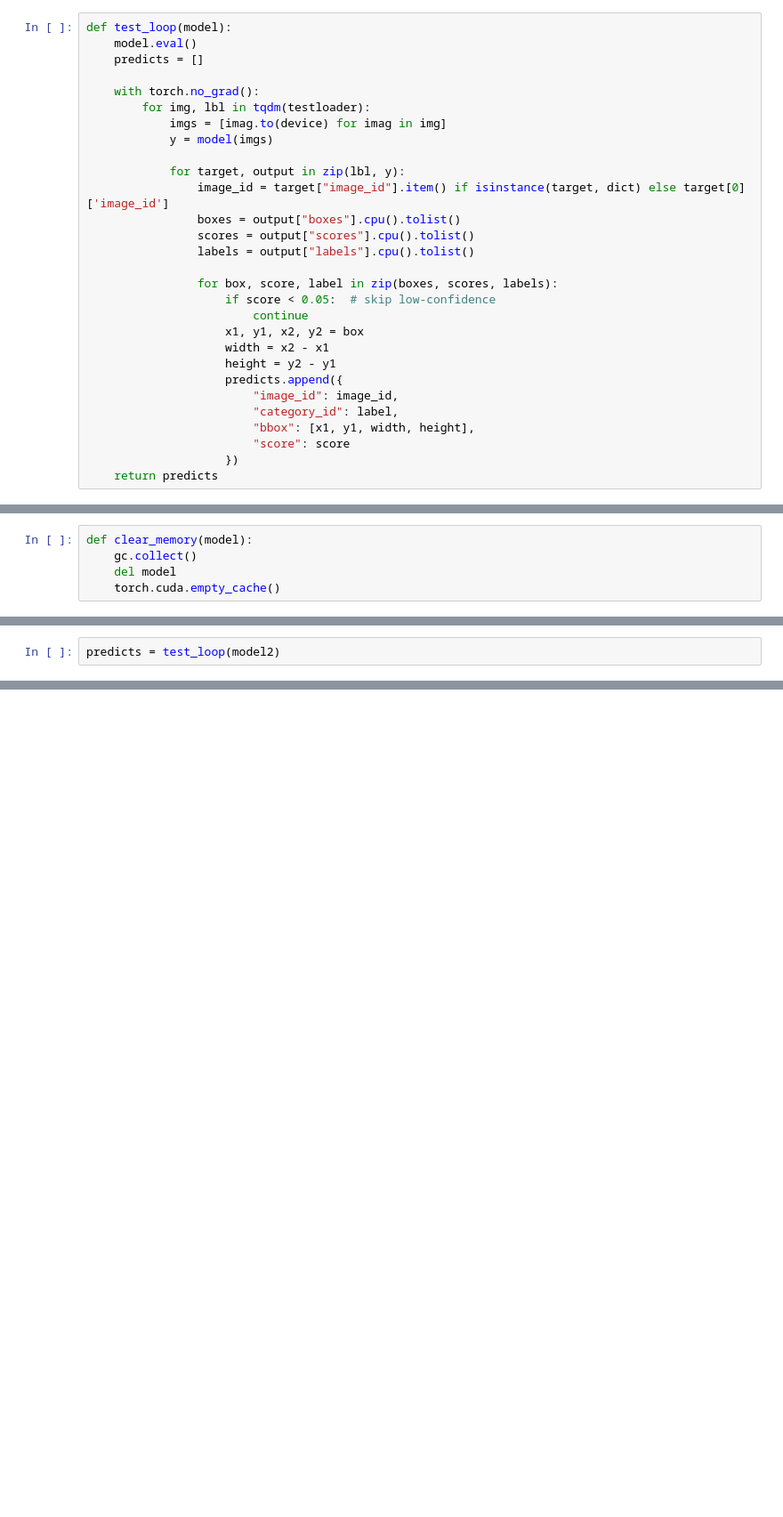
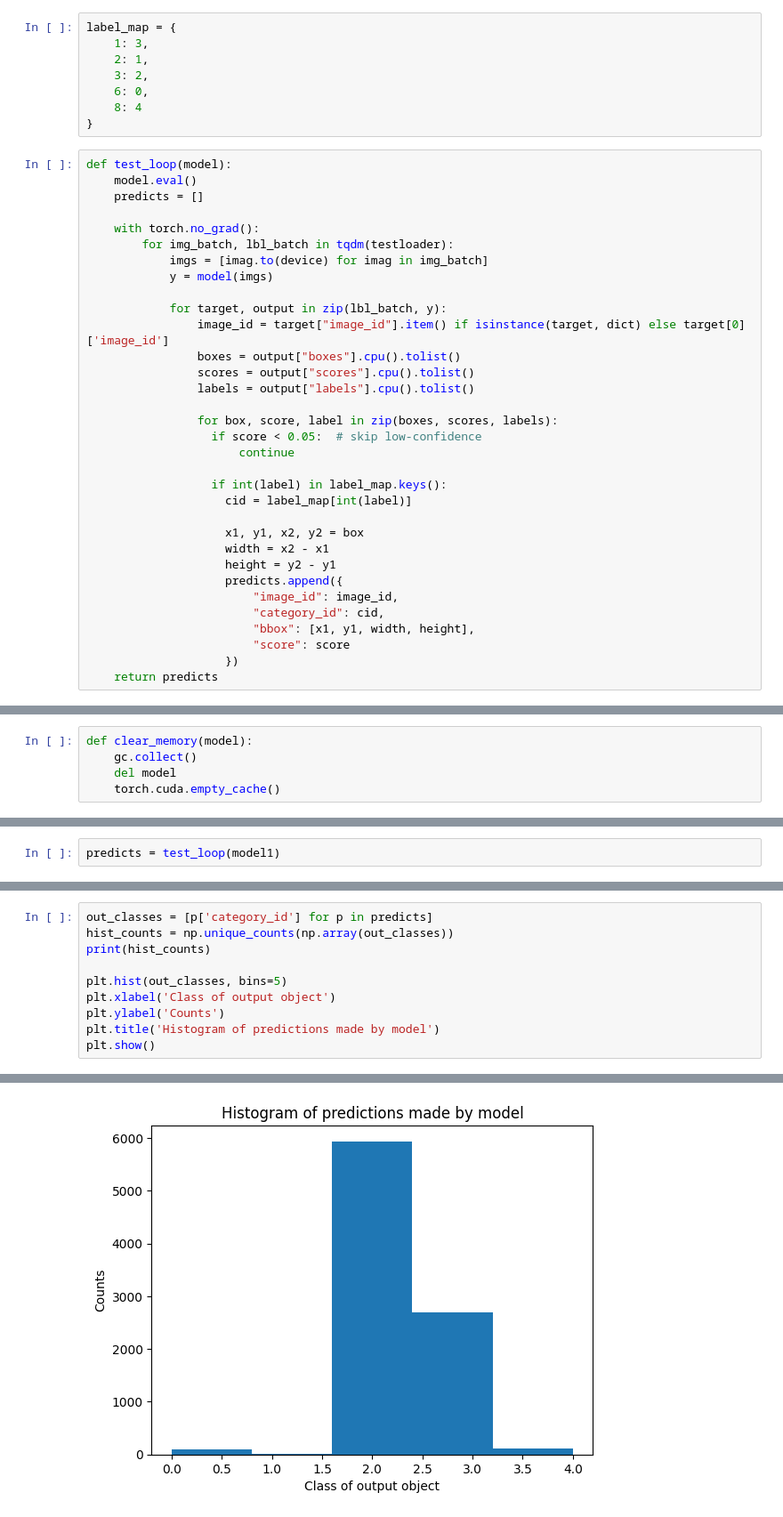
Before and after one commit to future-gadget-labs/aicitychallenge1, a Jupyter notebook: scripts/RCNNFishEye.ipynb, the cells around one changed output, grey strips where cells are left out. Shown at 89% size. Saved outputs shown, nothing was run; the diff lists cells and outputs as text; blank space fills up the shorter version.

```diff
--- a/scripts/RCNNFishEye.ipynb
+++ b/scripts/RCNNFishEye.ipynb
@@ -214,28 +221,40 @@ def train_loop(model):
+# %%
+label_map = {
+    1: 3,
+    2: 1,
+    3: 2,
+    6: 0,
+    8: 4
+}
 # %%
 def test_loop(model):
     model.eval()
     predicts = []
 
     with torch.no_grad():
-        for img, lbl in tqdm(testloader):
-            imgs = [imag.to(device) for imag in img]
+        for img_batch, lbl_batch in tqdm(testloader):
+            imgs = [imag.to(device) for imag in img_batch]
             y = model(imgs)
 
-            for target, output in zip(lbl, y):
+            for target, output in zip(lbl_batch, y):
                 image_id = target["image_id"].item() if isinstance(target, dict) else target[0]['image_id']
                 boxes = output["boxes"].cpu().tolist()
                 scores = output["scores"].cpu().tolist()
                 labels = output["labels"].cpu().tolist()
 
                 for box, score, label in zip(boxes, scores, labels):
-                    if score < 0.05:  # skip low-confidence
-                        continue
+                  if score < 0.05:  # skip low-confidence
+                      continue
+
+                  if int(label) in label_map.keys():
+                    cid = label_map[int(label)]
+
                     x1, y1, x2, y2 = box
                     width = x2 - x1
                     height = y2 - y1
                     predicts.append({
                         "image_id": image_id,
-                        "category_id": label,
+                        "category_id": cid,
                         "bbox": [x1, y1, width, height],
                         "score": score
                     })
@@ -253,2 +310,2 @@ model2 = model2.to(device)
 # %%
-predicts = test_loop(model2)
+predicts = test_loop(model1)
@@ -289,0 +418,11 @@ coco_eval.summarize()
+# %%
+out_classes = [p['category_id'] for p in predicts]
+hist_counts = np.unique_counts(np.array(out_classes))
+print(hist_counts)
+
+plt.hist(out_classes, bins=5)
+plt.xlabel('Class of output object')
+plt.ylabel('Counts')
+plt.title('Histogram of predictions made by model')
+plt.show()
+# %% [output]
@@ -289,0 +430 @@ coco_eval.summarize()
+[figure, added]
```
Also changed, not shown: parts of 73 cells of this notebook, 1 other file.
